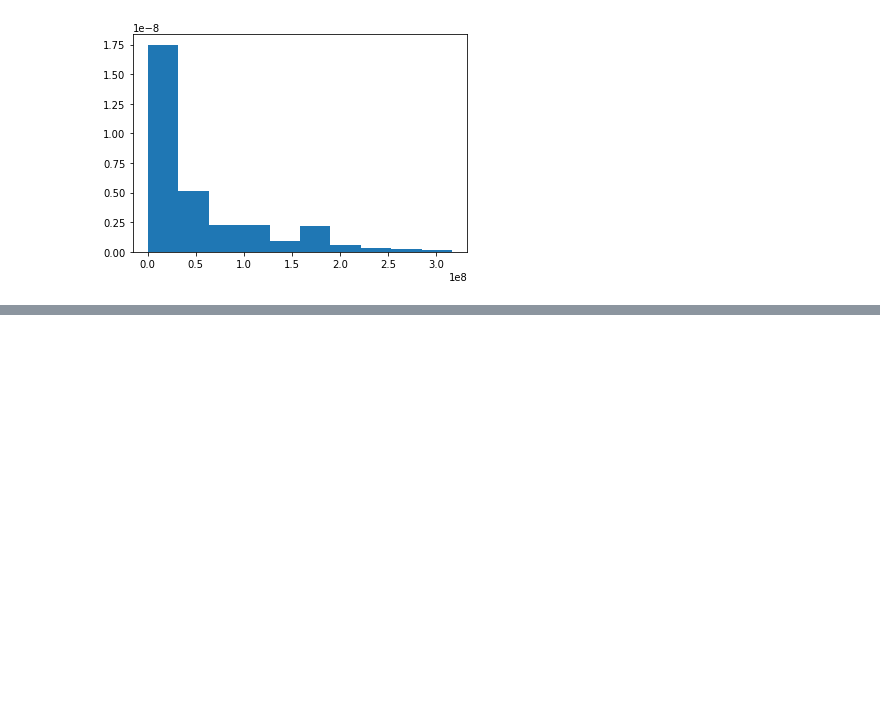
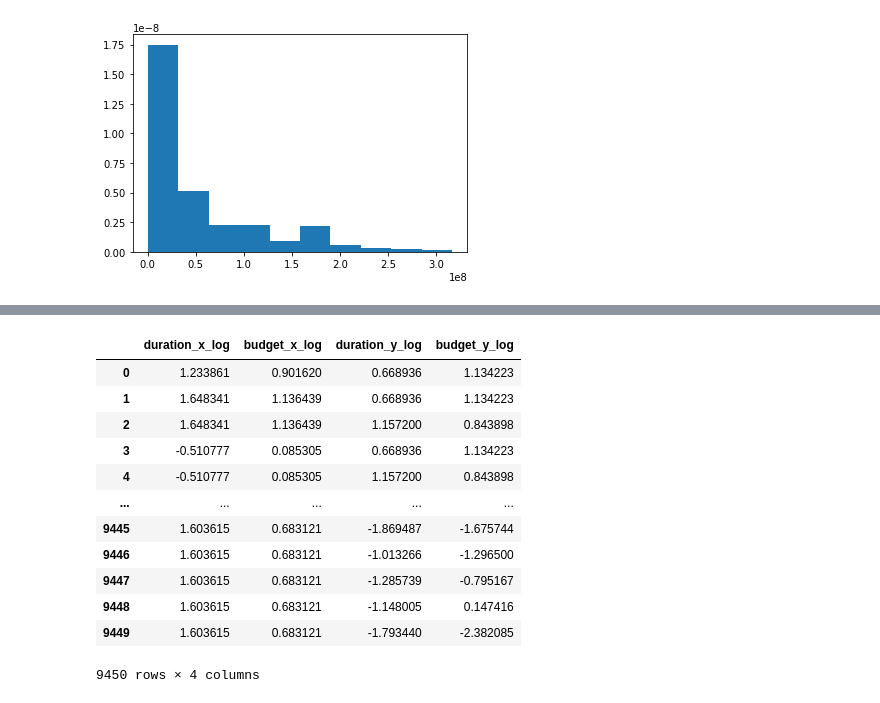
Before and after one commit to valism/Group_G_film_profit_predictor, a Jupyter notebook: data_prep_v2.ipynb, the cells around one changed output, grey strips where cells are left out. Saved outputs shown, nothing was run; the diff lists cells and outputs as text; code cells hidden in the pictures; blank space fills up the shorter version.

```diff
--- a/data_prep_v2.ipynb
+++ b/data_prep_v2.ipynb
@@ -405,0 +393,19 @@ genres_films.drop(columns=['worlwide_gross_income_x','worlwide_gross_income_y','
+# %%
+genres_films_num = genres_films[["duration_x_log", "budget_x_log", "duration_y_log", "budget_y_log"]]
+#genres_films_norm = (genres_films_num - genres_films_num.min())/(genres_films_num.max() - genres_films_num.min())
+genres_films_norm = (genres_films_num - genres_films_num.mean())/(genres_films_num.std())
+genres_films_norm
+# %% [output]
+|  | duration_x_log | budget_x_log | duration_y_log | budget_y_log |
+| 0 | 1.233861 | 0.901620 | 0.668936 | 1.134223 |
+| 1 | 1.648341 | 1.136439 | 0.668936 | 1.134223 |
+| 2 | 1.648341 | 1.136439 | 1.157200 | 0.843898 |
+| 3 | -0.510777 | 0.085305 | 0.668936 | 1.134223 |
+| 4 | -0.510777 | 0.085305 | 1.157200 | 0.843898 |
+| ... | ... | ... | ... | ... |
+| 9445 | 1.603615 | 0.683121 | -1.869487 | -1.675744 |
+| 9446 | 1.603615 | 0.683121 | -1.013266 | -1.296500 |
+| 9447 | 1.603615 | 0.683121 | -1.285739 | -0.795167 |
+| 9448 | 1.603615 | 0.683121 | -1.148005 | 0.147416 |
+| 9449 | 1.603615 | 0.683121 | -1.793440 | -2.382085 |
+9450 rows × 4 columns
```
Also changed, not shown: parts of 7 cells of this notebook, 2 other files.
